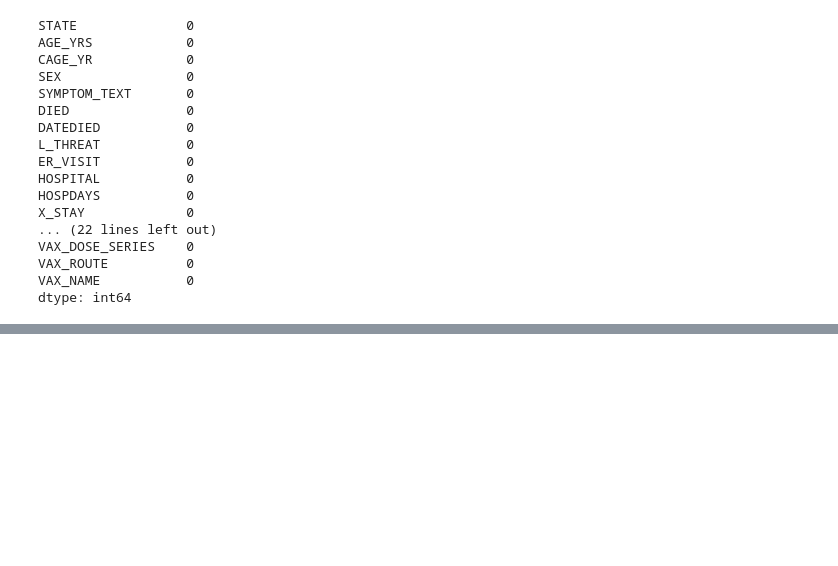
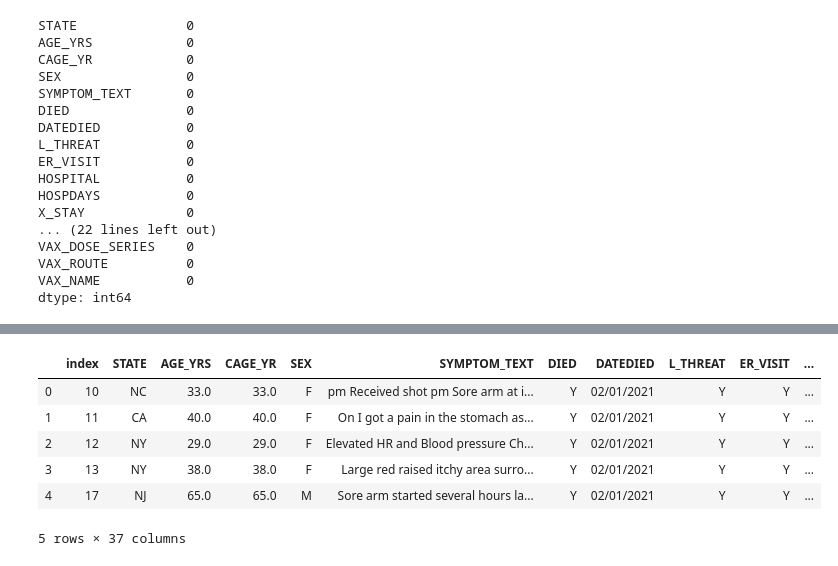
Before and after one commit to yashtazor/Blueronic, a Jupyter notebook: Scripts/Untitled.ipynb, the cells around one changed output, grey strips where cells are left out. Cells and saved outputs as stored; diff of their text form; code cells hidden in the pictures; blank space fills up the shorter version.

```diff
--- a/Scripts/Untitled.ipynb
+++ b/Scripts/Untitled.ipynb
@@ -2,7 +2,7 @@
 import pandas as pd
 import numpy as np
 # %%
-df1=pd.read_csv("C://Users//Ayanabha//Blueronic//Datasets//2021VAERSData.csv",encoding='latin1')
+df1=pd.read_csv("C://Users//YASH//Documents//GitHub//Blueronic//Datasets//2021VAERSData.csv",encoding='latin1')
 # %%
 #Removing columns with 90% NaN values
 df1.drop(["RPT_DATE","V_FUNDBY","CAGE_MO","BIRTH_DEFECT","RECVDATE","TODAYS_DATE","SPLTTYPE"],axis=1,inplace=True)
@@ -34,8 +34,8 @@ df1
 | 27954 | 1092883 | ME | 72.0 | 72.0 | M | Death. Patient lived alone, was f... | Y | 03/10/2021 | Y | Y | ... |
 27955 rows × 28 columns
 # %%
-df2=pd.read_csv("C://Users//Ayanabha//Blueronic//Datasets//2021VAERSSYMPTOMS.csv",encoding='latin1')
-df3=pd.read_csv("C://Users//Ayanabha//Blueronic//Datasets//2021VAERSVAX.csv",encoding='latin1')
+df2=pd.read_csv("C://Users//YASH//Documents//GitHub//Blueronic//Datasets//2021VAERSSYMPTOMS.csv",encoding='latin1')
+df3=pd.read_csv("C://Users//YASH//Documents//GitHub//Blueronic//Datasets//2021VAERSVAX.csv",encoding='latin1')
 # %%
 df2
 # %% [output]
@@ -202,0 +248,11 @@ dtype: int64
+# %%
+df4['SYMPTOM_TEXT'] = df4['SYMPTOM_TEXT'].str.replace("[^a-zA-Z#]"," ")
+df4.head(5)
+# %% [output]
+|  | index | STATE | AGE_YRS | CAGE_YR | SEX | SYMPTOM_TEXT | DIED | DATEDIED | L_THREAT | ER_VISIT | ... |
+| 0 | 10 | NC | 33.0 | 33.0 | F | pm Received shot pm Sore arm at i... | Y | 02/01/2021 | Y | Y | ... |
+| 1 | 11 | CA | 40.0 | 40.0 | F | On I got a pain in the stomach as... | Y | 02/01/2021 | Y | Y | ... |
+| 2 | 12 | NY | 29.0 | 29.0 | F | Elevated HR and Blood pressure Ch... | Y | 02/01/2021 | Y | Y | ... |
+| 3 | 13 | NY | 38.0 | 38.0 | F | Large red raised itchy area surro... | Y | 02/01/2021 | Y | Y | ... |
+| 4 | 17 | NJ | 65.0 | 65.0 | M | Sore arm started several hours la... | Y | 02/01/2021 | Y | Y | ... |
+5 rows × 37 columns
```
Also changed, not shown: parts of 18 cells of this notebook.
